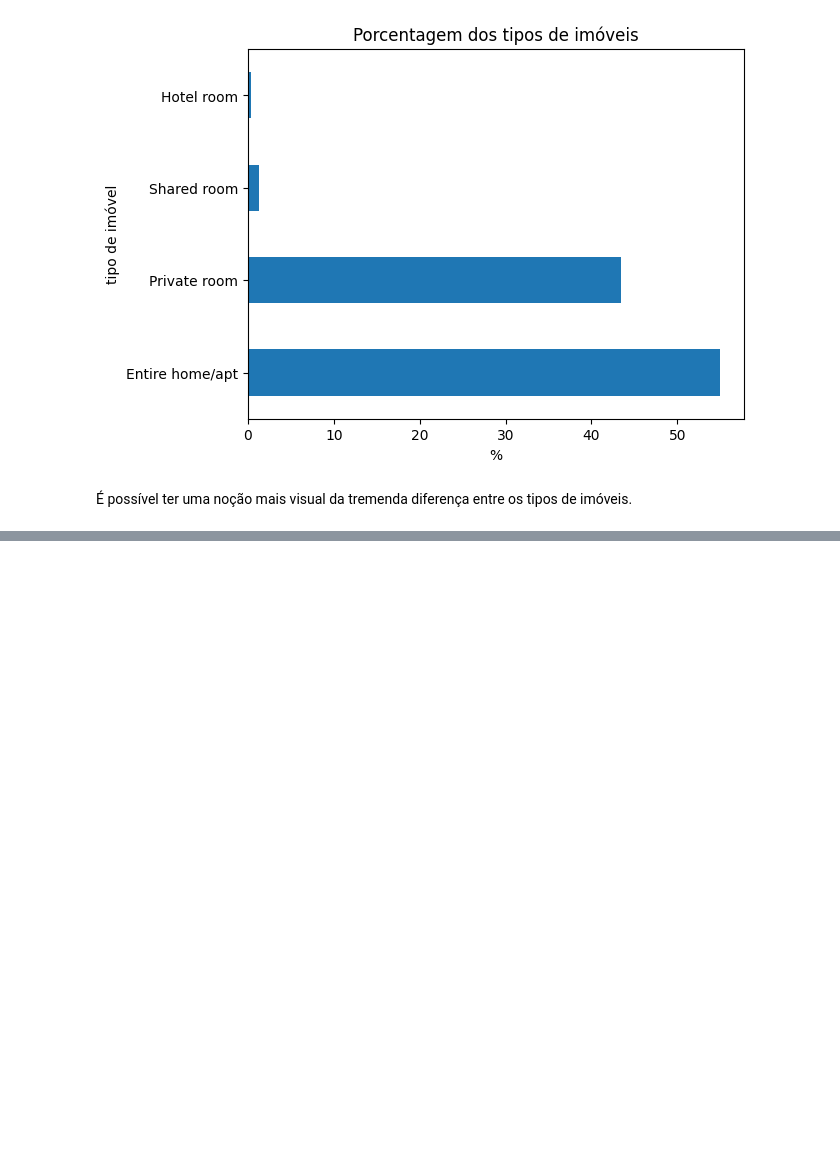
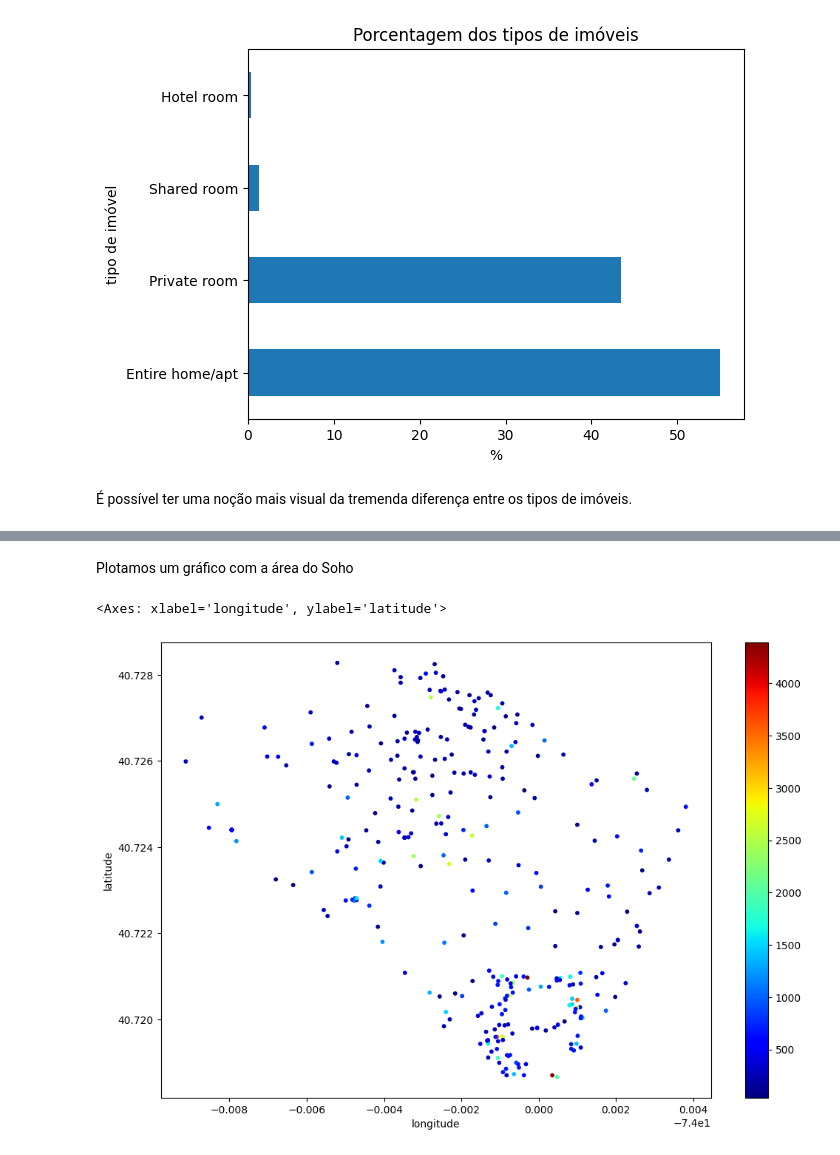
Before and after one commit to rodrigox98/analysis-airbnb-new-york-data, a Jupyter notebook: newyork_pt.ipynb, the cells around one changed output, grey strips where cells are left out. Cells and saved outputs as stored; diff of their text form; code cells hidden in the pictures; blank space fills up the shorter version.

```diff
--- a/newyork_pt.ipynb
+++ b/newyork_pt.ipynb
@@ -378,0 +464,9 @@ df_clean.plot(kind="scatter", x="longitude",y="latitude",alpha=0.4, c=df_clean['
+# %% [markdown]
+Plotamos um gráfico com a área do Soho
+# %%
+#Plotar os imóveis pela latitude e longitude apenas para o bairro SoHo
+soho = manhattan_df[manhattan_df.neighbourhood == 'SoHo']
+soho.plot(kind="scatter", x="longitude",y="latitude",alpha=1, c=soho['price'], s=10, cmap=plt.get_cmap('jet'), figsize=(12,8))
+# %% [output]
+<Axes: xlabel='longitude', ylabel='latitude'>
+[figure, added]
```
Also changed, not shown: parts of 14 cells of this notebook.
